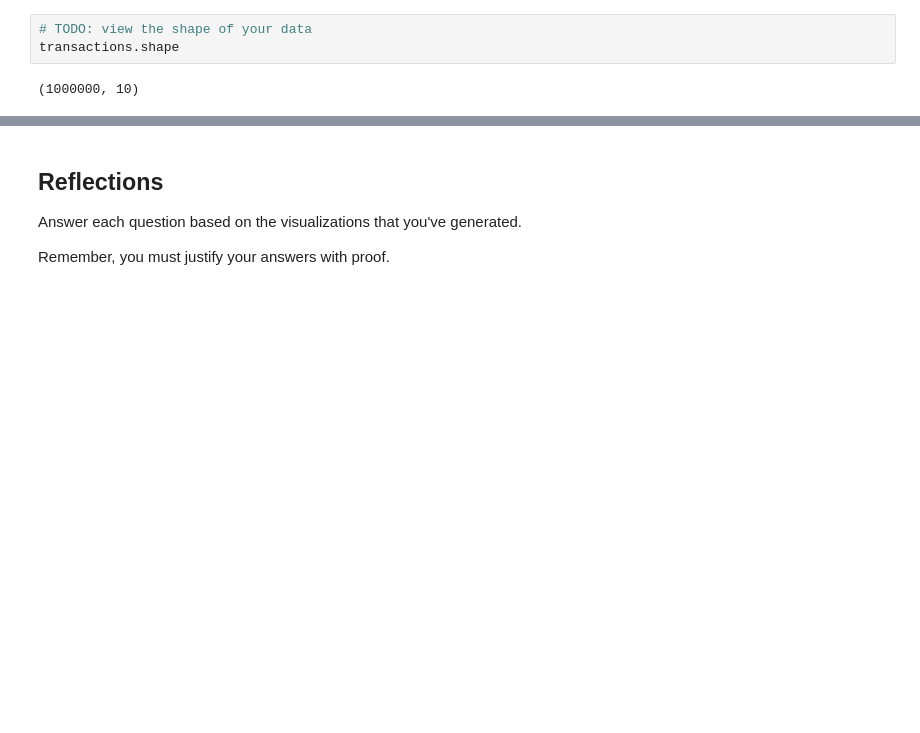
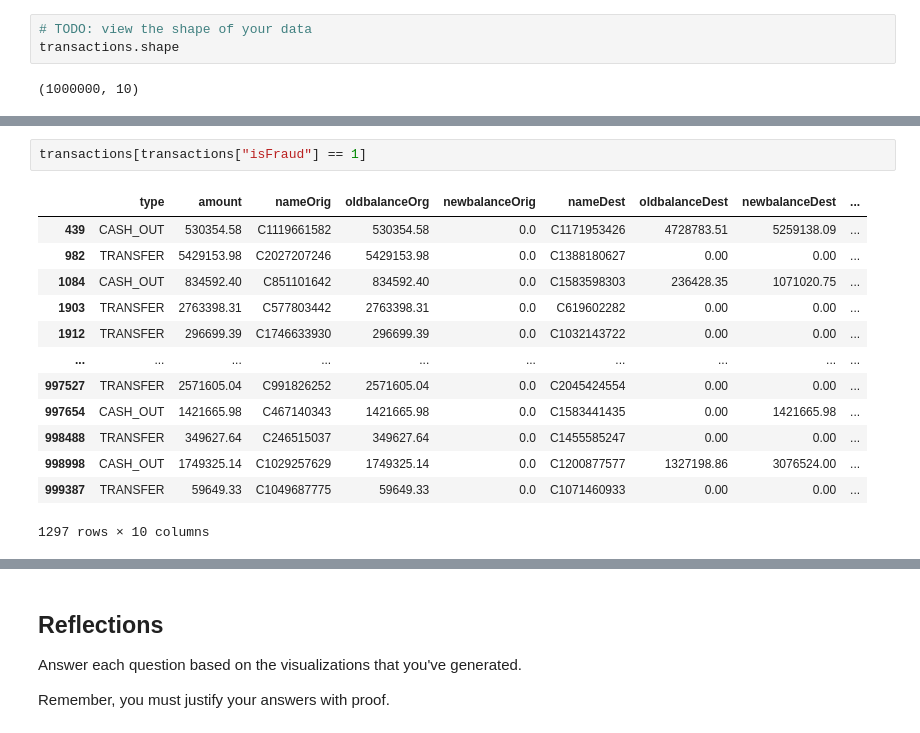
Before and after one commit to Klemaine/Caishen-Fraud-Detection-MLM, a Jupyter notebook: notebooks/eda.ipynb, the cells around one changed output, grey strips where cells are left out. Drawn from its saved outputs; the diff is of its cells as text; blank space fills up the shorter version.

```diff
--- a/notebooks/eda.ipynb
+++ b/notebooks/eda.ipynb
@@ -44,0 +72,16 @@ transactions.describe()
+# %%
+transactions[transactions["isFraud"] == 1]
+# %% [output]
+|  | type | amount | nameOrig | oldbalanceOrg | newbalanceOrig | nameDest | oldbalanceDest | newbalanceDest | ... |
+| 439 | CASH_OUT | 530354.58 | C1119661582 | 530354.58 | 0.0 | C1171953426 | 4728783.51 | 5259138.09 | ... |
+| 982 | TRANSFER | 5429153.98 | C2027207246 | 5429153.98 | 0.0 | C1388180627 | 0.00 | 0.00 | ... |
+| 1084 | CASH_OUT | 834592.40 | C851101642 | 834592.40 | 0.0 | C1583598303 | 236428.35 | 1071020.75 | ... |
+| 1903 | TRANSFER | 2763398.31 | C577803442 | 2763398.31 | 0.0 | C619602282 | 0.00 | 0.00 | ... |
+| 1912 | TRANSFER | 296699.39 | C1746633930 | 296699.39 | 0.0 | C1032143722 | 0.00 | 0.00 | ... |
+| ... | ... | ... | ... | ... | ... | ... | ... | ... | ... |
+| 997527 | TRANSFER | 2571605.04 | C991826252 | 2571605.04 | 0.0 | C2045424554 | 0.00 | 0.00 | ... |
+| 997654 | CASH_OUT | 1421665.98 | C467140343 | 1421665.98 | 0.0 | C1583441435 | 0.00 | 1421665.98 | ... |
+| 998488 | TRANSFER | 349627.64 | C246515037 | 349627.64 | 0.0 | C1455585247 | 0.00 | 0.00 | ... |
+| 998998 | CASH_OUT | 1749325.14 | C1029257629 | 1749325.14 | 0.0 | C1200877577 | 1327198.86 | 3076524.00 | ... |
+| 999387 | TRANSFER | 59649.33 | C1049687775 | 59649.33 | 0.0 | C1071460933 | 0.00 | 0.00 | ... |
+1297 rows × 10 columns
```
Also changed, not shown: parts of 18 cells of this notebook, 1 other file.
